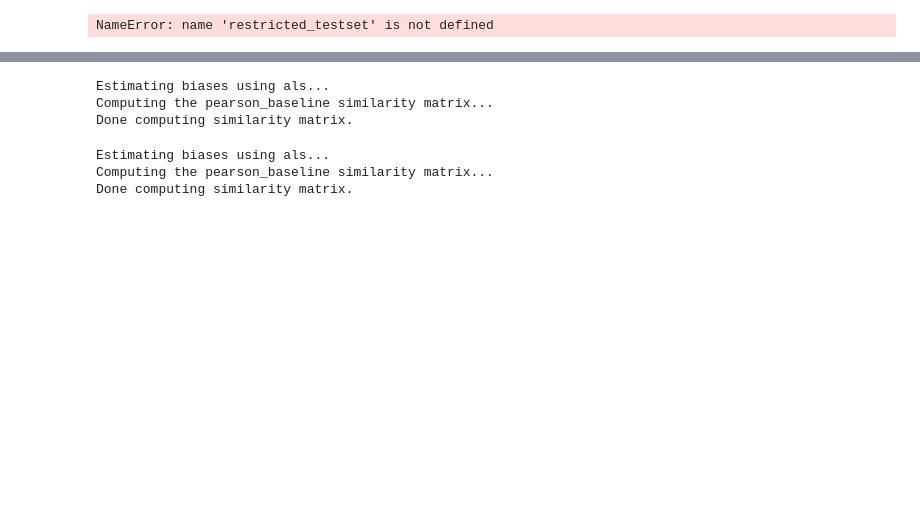
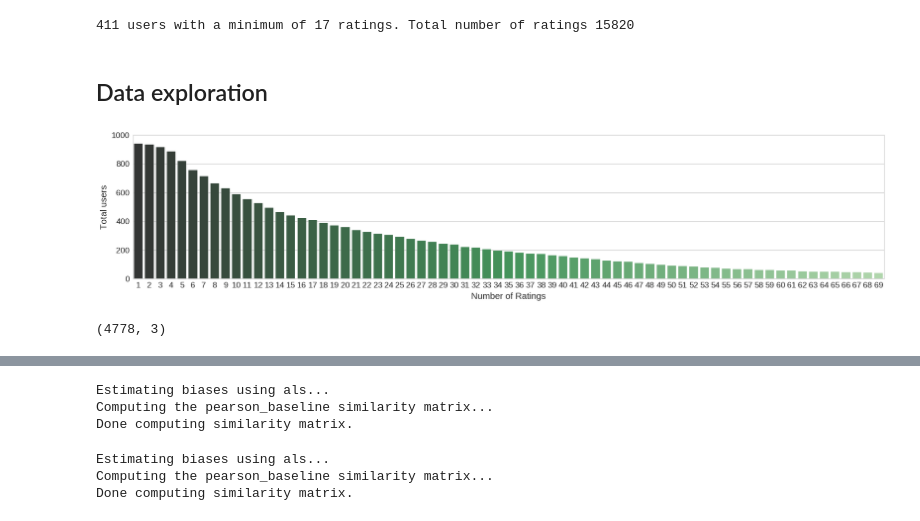
Before and after one commit to Makazone/BachelorThesis, a Jupyter notebook: Diploma.ipynb, the cells around one changed output, grey strips where cells are left out. Drawn from its saved outputs; the diff is of its cells as text; code cells hidden in the pictures; blank space fills up the shorter version.

Commit message:
Refactor code. Pretify graphics

```diff
--- a/Diploma.ipynb
+++ b/Diploma.ipynb
@@ -16,4 +16,4 @@ import matplotlib.pyplot as plt
 import numpy as np
 import pandas as pd
 
-plt.style.use('ggplot')
+plt.style.use('seaborn-whitegrid')
@@ -44,13 +174,13 @@ def get_top_n(predictions, n=10):
 # %%
 # Load the full dataset.
-data = Dataset.load_builtin('ml-100k')
+data = sp.Dataset.load_builtin('ml-100k')
 raw_ratings = data.raw_ratings
 
 # shuffle ratings if you want
 random.shuffle(raw_ratings)
 
 # A = 90% of the data, B = 10% of the data
-threshold = int(.9 * len(raw_ratings))
+threshold = int(.8 * len(raw_ratings))
 A_raw_ratings = raw_ratings[:threshold]
 B_raw_ratings = raw_ratings[threshold:]
 
@@ -58,13 +188,3 @@ data.raw_ratings = A_raw_ratings  # data is now the set A
 trainset = data.build_full_trainset()
 
 testset = data.construct_testset(B_raw_ratings)
-# %%
-def construct_testset(data, min_ratings):
-    total_rated = defaultdict(int)
-
-    for u, _, _ in data:
-        total_rated[u] += 1
-
-    ratings = dict(filter(lambda i: i[1] >= min_ratings, total_rated.items()))
-
-    return {i for i in testset if i[0] in ratings.keys()}
@@ -74,4 +191,41 @@ def get_users(testset):
-# %%
-len(get_users(restricted_testset))
-# %% [output]
-NameError: name 'restricted_testset' is not defined
+# %%
+# Construct testset
+
+min_ratings = 17
+
+restricted_testset = construct_testset(testset, min_ratings=min_ratings)
+
+ratings_df = pd.DataFrame(restricted_testset, columns=["user_id","item_id","rating"])
+
+print('%d users with a minimum of %d ratings. Total number of ratings %d' % (ratings_df["user_id"].nunique(), min_ratings, len(ratings_df)))
+# %% [output]
+411 users with a minimum of 17 ratings. Total number of ratings 15820
+# %% [markdown]
+## Data exploration
+# %%
+number_of_ratings = range(1,70)
+ratings_users = []
+
+for count in number_of_ratings:
+    data = construct_testset(testset, min_ratings=count)
+    ratings_users.append({"min_ratings": count, "total_users": len(get_users(data))})
+
+dataframe = pd.DataFrame(ratings_users)
+# %%
+with sns.axes_style("whitegrid"):
+    sns.set_context("paper", font_scale=1.7, rc={"lines.linewidth": 1.5})
+
+    plt.figure(figsize=(20, 4))
+
+    g = sns.barplot(x="min_ratings", y="total_users", data=dataframe, palette="Greens_d")
+
+    g.set_ylabel("Total users")
+    g.set_xlabel("Number of Ratings")
+
+    plt.show()
+# %% [output]
+[figure, added]
+# %%
+ratings_df.shape
+# %% [output]
+(4778, 3)
```
Also changed, not shown: parts of 51 cells of this notebook.
